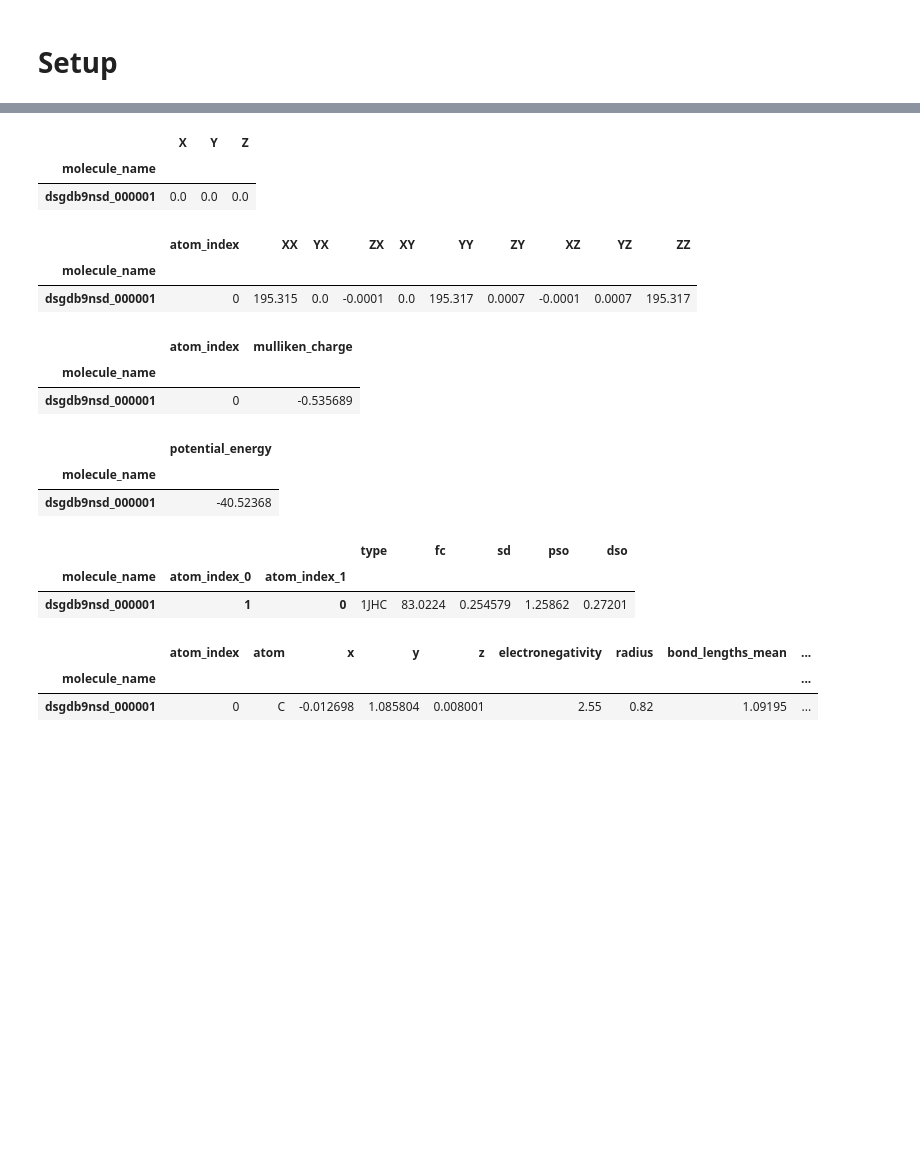
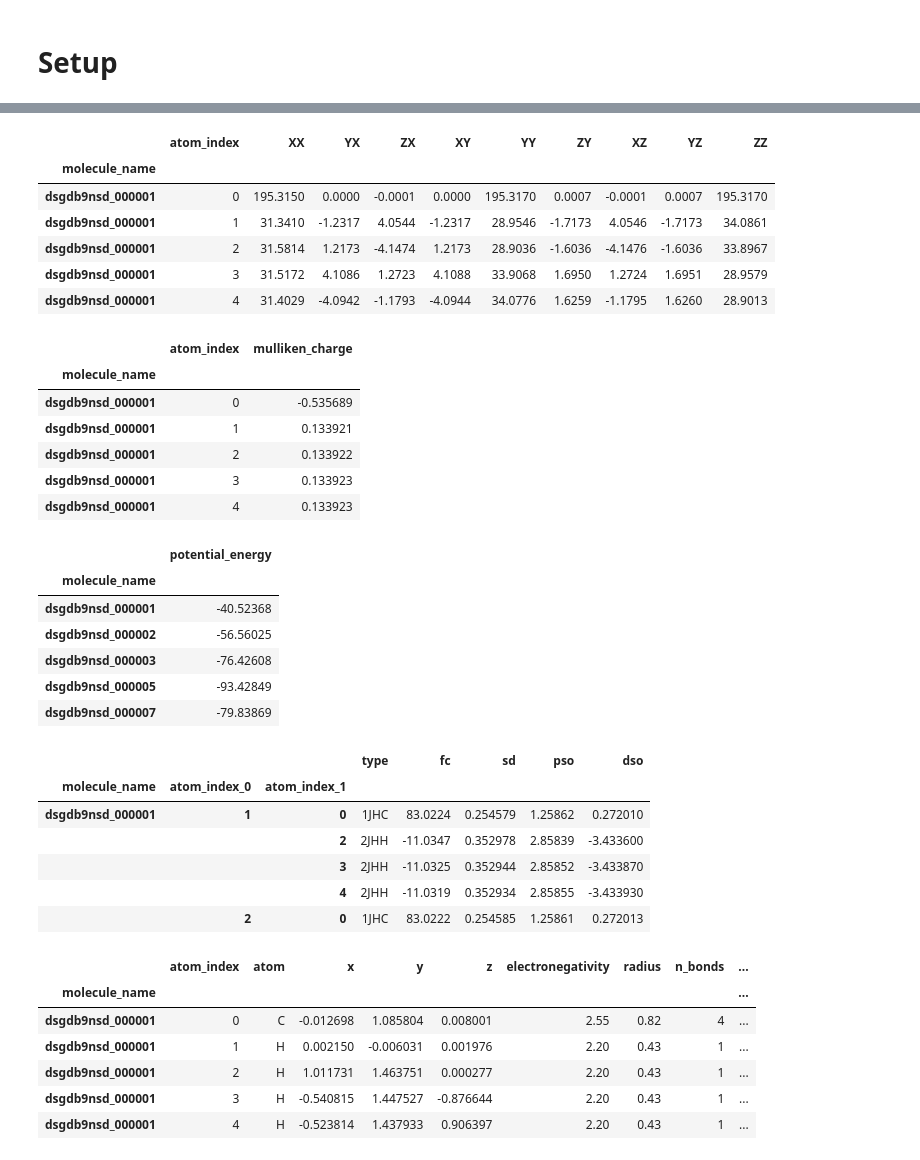
Before and after one commit to KenkenGoda/CHAMPS, a Jupyter notebook: notebooks/experiment.ipynb, the cells around one changed output, grey strips where cells are left out. Saved outputs shown, nothing was run; the diff lists cells and outputs as text; code cells hidden in the pictures; blank space fills up the shorter version.

```diff
--- a/notebooks/experiment.ipynb
+++ b/notebooks/experiment.ipynb
@@ -18,5 +29,9 @@ ff.feature_list()
 # %%
 from scripts.experiment import Experiment
-ex = Experiment()
+ex = Experiment(dataset, X_train,  y_train, X_test)
 y_pred = ex.run()
+dataset = ex.dataset_
+X_train = ex.X_train_
+y_train = ex.y_train_
+X_test = ex.X_test_
 # %% [output]
@@ -94,36 +103,50 @@ dataset.submission.head(1)
 # %%
-dataset.dipole_moments.head(1)
+dataset.magnetic_shielding_tensors.head()
 # %% [output]
-|  | X | Y | Z |
-| molecule_name |  |  |  |
-| dsgdb9nsd_000001 | 0.0 | 0.0 | 0.0 |
+|  | atom_index | XX | YX | ZX | XY | YY | ZY | XZ | YZ | ZZ |
+| molecule_name |  |  |  |  |  |  |  |  |  |  |
+| dsgdb9nsd_000001 | 0 | 195.3150 | 0.0000 | -0.0001 | 0.0000 | 195.3170 | 0.0007 | -0.0001 | 0.0007 | 195.3170 |
+| dsgdb9nsd_000001 | 1 | 31.3410 | -1.2317 | 4.0544 | -1.2317 | 28.9546 | -1.7173 | 4.0546 | -1.7173 | 34.0861 |
+| dsgdb9nsd_000001 | 2 | 31.5814 | 1.2173 | -4.1474 | 1.2173 | 28.9036 | -1.6036 | -4.1476 | -1.6036 | 33.8967 |
+| dsgdb9nsd_000001 | 3 | 31.5172 | 4.1086 | 1.2723 | 4.1088 | 33.9068 | 1.6950 | 1.2724 | 1.6951 | 28.9579 |
+| dsgdb9nsd_000001 | 4 | 31.4029 | -4.0942 | -1.1793 | -4.0944 | 34.0776 | 1.6259 | -1.1795 | 1.6260 | 28.9013 |
 # %%
-dataset.magnetic_shielding_tensors.head(1)
+dataset.mulliken_charges.head()
 # %% [output]
-|  | atom_index | XX | YX | ZX | XY | YY | ZY | XZ | YZ | ZZ |
-| molecule_name |  |  |  |  |  |  |  |  |  |  |
-| dsgdb9nsd_000001 | 0 | 195.315 | 0.0 | -0.0001 | 0.0 | 195.317 | 0.0007 | -0.0001 | 0.0007 | 195.317 |
+|  | atom_index | mulliken_charge |
+| molecule_name |  |  |
+| dsgdb9nsd_000001 | 0 | -0.535689 |
+| dsgdb9nsd_000001 | 1 | 0.133921 |
+| dsgdb9nsd_000001 | 2 | 0.133922 |
+| dsgdb9nsd_000001 | 3 | 0.133923 |
+| dsgdb9nsd_000001 | 4 | 0.133923 |
 # %%
-dataset.mulliken_charges.head(1)
+dataset.potential_energy.head()
 # %% [output]
-|  | atom_index | mulliken_charge |
-| molecule_name |  |  |
-| dsgdb9nsd_000001 | 0 | -0.535689 |
+|  | potential_energy |
+| molecule_name |  |
+| dsgdb9nsd_000001 | -40.52368 |
+| dsgdb9nsd_000002 | -56.56025 |
+| dsgdb9nsd_000003 | -76.42608 |
+| dsgdb9nsd_000005 | -93.42849 |
+| dsgdb9nsd_000007 | -79.83869 |
 # %%
-dataset.potential_energy.head(1)
+dataset.scalar_coupling_contributions.head()
 # %% [output]
-|  | potential_energy |
-| molecule_name |  |
-| dsgdb9nsd_000001 | -40.52368 |
+|  |  |  | type | fc | sd | pso | dso |
+| molecule_name | atom_index_0 | atom_index_1 |  |  |  |  |  |
+| dsgdb9nsd_000001 | 1 | 0 | 1JHC | 83.0224 | 0.254579 | 1.25862 | 0.272010 |
+|  |  | 2 | 2JHH | -11.0347 | 0.352978 | 2.85839 | -3.433600 |
+|  |  | 3 | 2JHH | -11.0325 | 0.352944 | 2.85852 | -3.433870 |
+|  |  | 4 | 2JHH | -11.0319 | 0.352934 | 2.85855 | -3.433930 |
+|  | 2 | 0 | 1JHC | 83.0222 | 0.254585 | 1.25861 | 0.272013 |
 # %%
-dataset.scalar_coupling_contributions.head(1)
+dataset.structures.head()
 # %% [output]
-|  |  |  | type | fc | sd | pso | dso |
-| molecule_name | atom_index_0 | atom_index_1 |  |  |  |  |  |
-| dsgdb9nsd_000001 | 1 | 0 | 1JHC | 83.0224 | 0.254579 | 1.25862 | 0.27201 |
+|  | atom_index | atom | x | y | z | electronegativity | radius | n_bonds | ... |
+| molecule_name |  |  |  |  |  |  |  |  | ... |
+| dsgdb9nsd_000001 | 0 | C | -0.012698 | 1.085804 | 0.008001 | 2.55 | 0.82 | 4 | ... |
+| dsgdb9nsd_000001 | 1 | H | 0.002150 | -0.006031 | 0.001976 | 2.20 | 0.43 | 1 | ... |
+| dsgdb9nsd_000001 | 2 | H | 1.011731 | 1.463751 | 0.000277 | 2.20 | 0.43 | 1 | ... |
+| dsgdb9nsd_000001 | 3 | H | -0.540815 | 1.447527 | -0.876644 | 2.20 | 0.43 | 1 | ... |
+| dsgdb9nsd_000001 | 4 | H | -0.523814 | 1.437933 | 0.906397 | 2.20 | 0.43 | 1 | ... |
-# %%
-dataset.structures.head(1)
-# %% [output]
-|  | atom_index | atom | x | y | z | electronegativity | radius | bond_lengths_mean | ... |
-| molecule_name |  |  |  |  |  |  |  |  | ... |
-| dsgdb9nsd_000001 | 0 | C | -0.012698 | 1.085804 | 0.008001 | 2.55 | 0.82 | 1.09195 | ... |
```
Also changed, not shown: parts of 14 cells of this notebook, 6 other files.
